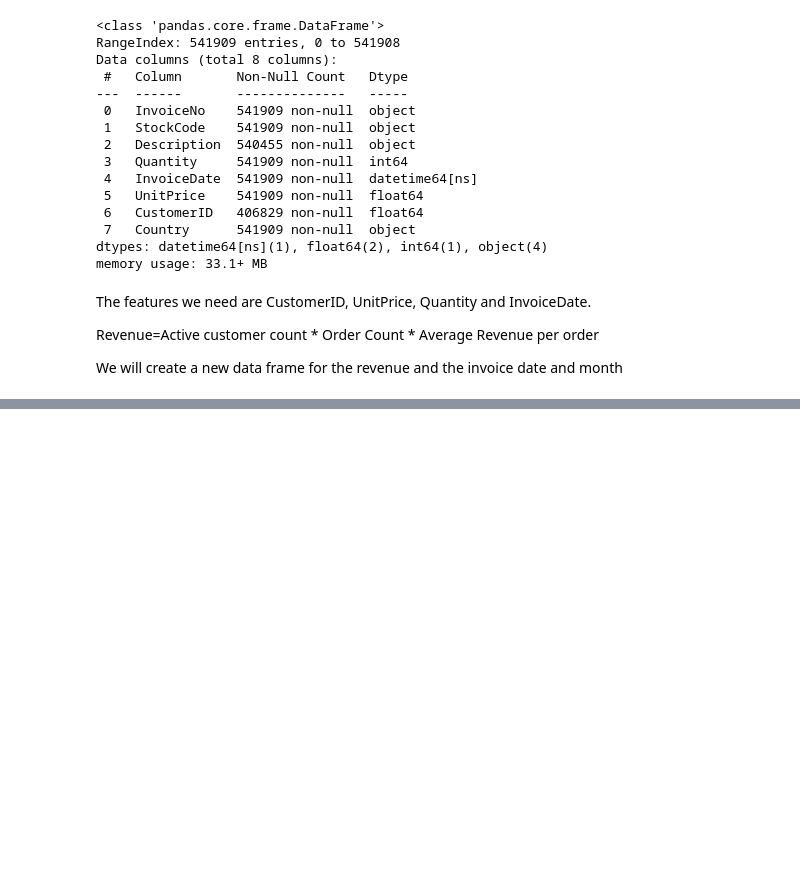
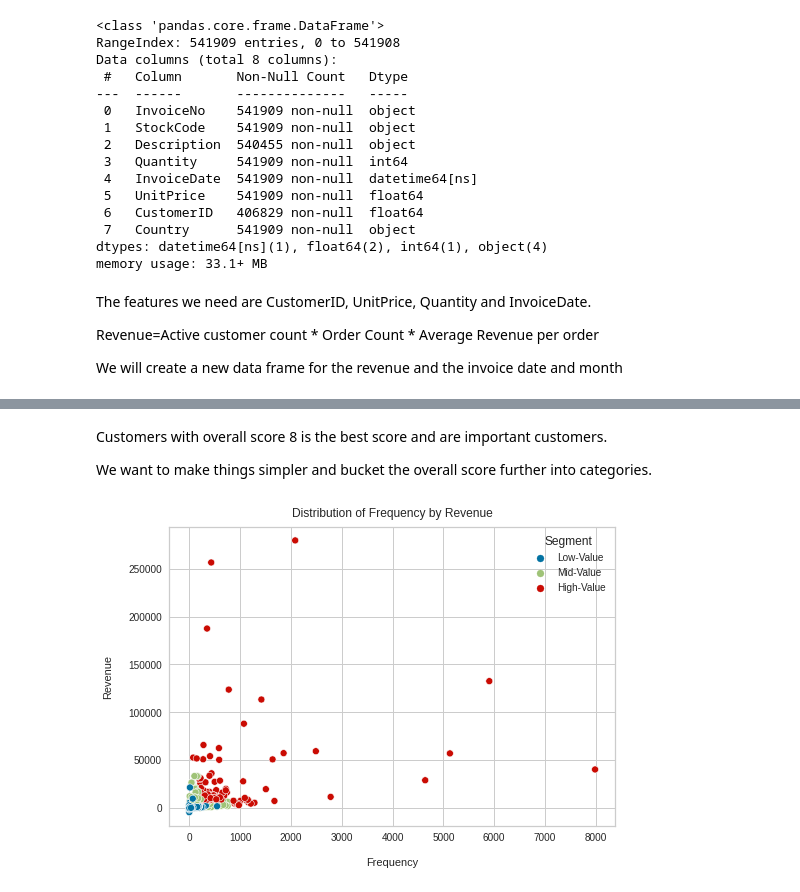
Before and after one commit to pk2971/Customer-Lifetime-Value-Analysis-and-Prediction, a Jupyter notebook: LTV_Customer_Analysis.ipynb, the cells around one changed output, grey strips where cells are left out. Cells and saved outputs as stored; diff of their text form; code cells hidden in the pictures; blank space fills up the shorter version.

```diff
--- a/LTV_Customer_Analysis.ipynb
+++ b/LTV_Customer_Analysis.ipynb
@@ -65,0 +197,8 @@ RFM Clustering of the customers
+# %%
+#Sum of all the revenue grouped by CustomerID
+df_revenue = df.groupby('CustomerID').Revenue.sum().reset_index()
+df_user = pd.merge(df_user, df_revenue, on='CustomerID')
+# %%
+kmeans.fit(df_user[['Revenue']])
+df_user['RevenueCluster'] = kmeans.predict(df_user[['Revenue']])
+df_user = order_cluster('RevenueCluster', 'Revenue',df_user,True)
@@ -65,0 +209,2 @@ RFM Clustering of the customers
+# %%
+df_user['OverallScore'] = df_user['RecencyCluster'] + df_user['FrequencyCluster'] + df_user['RevenueCluster']
@@ -65,0 +226,15 @@ RFM Clustering of the customers
+# %% [markdown]
+Customers with overall score 8 is the best score and are important customers.
+
+We want to make things simpler and bucket the overall score further into categories.
+# %%
+df_user['Segment'] = 'Low-Value'
+df_user.loc[df_user['OverallScore']>2,'Segment'] = 'Mid-Value'
+df_user.loc[df_user['OverallScore']>4,'Segment'] = 'High-Value'
+# %%
+sns.scatterplot(x=df_user['Frequency'],y=df_user['Revenue'],hue=df_user['Segment'])
+plt.xlabel("Frequency", labelpad=15)
+plt.ylabel("Revenue", labelpad=15)
+plt.title("Distribution of Frequency by Revenue", y=1.013);
+# %% [output]
+[figure, added]
```
Also changed, not shown: parts of 23 cells of this notebook.
